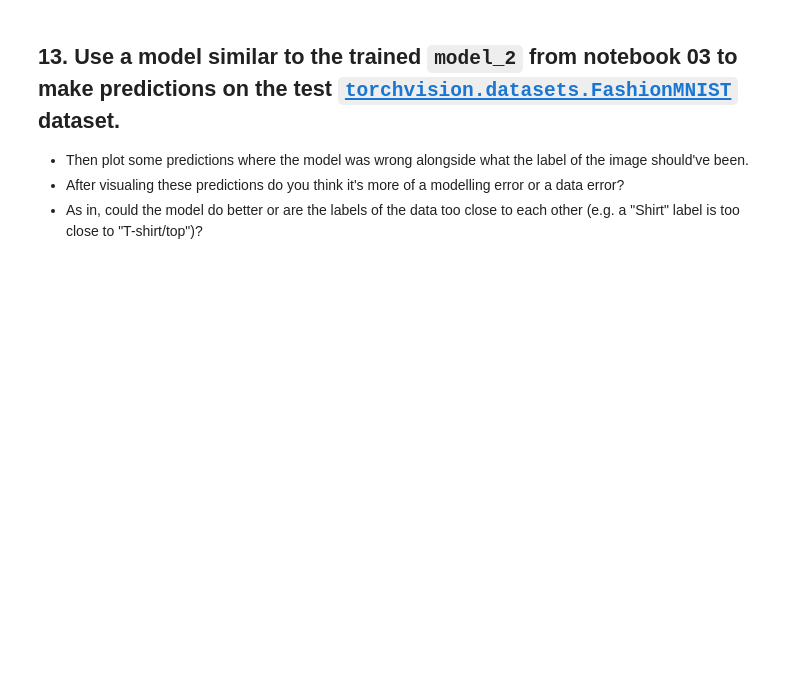
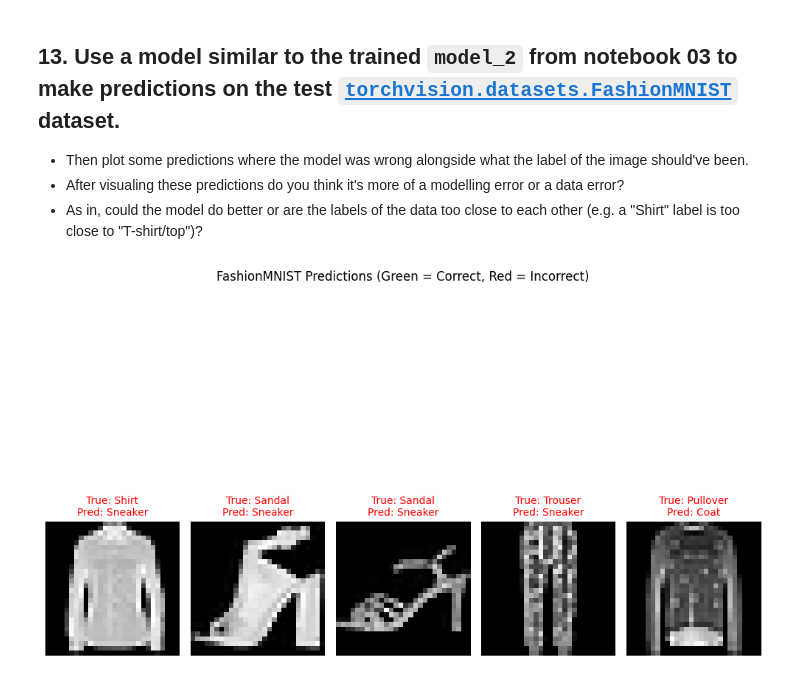
Before and after one commit to saim9211/DeepLearning, a Jupyter notebook: 03_pytorch_computer_vision_exercises.ipynb, the cells around one changed output. Cells and saved outputs as stored; diff of their text form; code cells hidden in the pictures; blank space fills up the shorter version.

```diff
--- a/03_pytorch_computer_vision_exercises.ipynb
+++ b/03_pytorch_computer_vision_exercises.ipynb
@@ -134,9 +134,3 @@ MNIST(
 )
 # %% [markdown]
 ## 9. Train the model you built in exercise 8. for 5 epochs on CPU and GPU and see how long it takes on each.
-# %%
-loss_fn=nn.CrossEntropyLoss()
-optimizer=torch.optim.Adam(model_2.parameters(),lr=0.001)
-device="cuda" if torch.cuda.is_available() else "cpu"
-model_2=MNIST(input_shape=28*28,hidden_units=10,output_shape=10) # Re-instantiate model_2 with the updated architecture
-model_2.to(device)
@@ -210,6 +192,7 @@ for epoch in range(epochs):
 torch.manual_seed(42)
 model_2.eval()
 model_2.to(device)
+all_pred=[]
 
 with torch.inference_mode():
   for batch,(X,y) in enumerate(test_dataloader):
@@ -217,4 +200,6 @@ with torch.inference_mode():
     logit = model_2(X)
     pred_prob = torch.softmax(logit, dim=1)
     pred_label = torch.argmax(pred_prob, dim=1)
-  return torch.stack(pred_prob)
+    all_pred.append(pred_label)
+all_pred = torch.cat(all_pred).cpu()
+all_pred
@@ -231,0 +281,57 @@ random_ten
+# %%
+import torch
+import matplotlib.pyplot as plt
+import numpy as np
+
+torch.manual_seed(42)
+model_3.eval()
+
+all_pred_labels = [] # List to store predictions from each batch
+
+# Ensure 'device' is defined (e.g., 'cpu' or 'cuda')
+# Inferred from kernel state, 'device' is 'cpu'
+# Make sure to run the cell where 'device' is defined if not already in session.
+
+for X,y in test_dataloader:
+  X,y=X.to(device),y.to(device)
+  with torch.inference_mode(): # Corrected inference_mode usage
+    logits = model_3(X) # Assuming model_3 outputs logits (batch_size, num_classes)
+    pred_probs = torch.softmax(logits,dim=1) # Corrected torch.softmax
+    pred_labels = torch.argmax(pred_probs, dim=1) # Corrected torch.argmax and specified dim
+    all_pred_labels.append(pred_labels)
+
+# Concatenate all predictions after the loop and move to CPU for visualization
+all_pred_labels = torch.cat(all_pred_labels).cpu()
+
+# --- Visualization --- #
+
+# Visualize 5 random predictions
+num_to_visualize = 5
+random_idx = torch.randint(0, len(test_data), size=(num_to_visualize,)).tolist()
+
+# Get class names from FashionMNIST dataset
+# Assuming test_data is the FashionMNIST dataset loaded earlier.
+class_names = test_data.classes if hasattr(test_data, 'classes') else [str(i) for i in range(10)]
+
+plt.figure(figsize=(10, 8))
+for i, idx in enumerate(random_idx):
+    # Get original image and label from test_data
+    image, true_label = test_data[idx]
+    image_squeezed = image.squeeze().cpu().numpy() # Remove color channel for plotting
+
+    # Get predicted label
+    predicted_label = all_pred_labels[idx]
+
+    plt.subplot(1, num_to_visualize, i + 1)
+    plt.imshow(image_squeezed, cmap="gray")
+
+    title_text = f"True: {class_names[true_label]}\nPred: {class_names[predicted_label]}"
+
+    color = "green" if predicted_label == true_label else "red"
+    plt.title(title_text, fontsize=10, color=color)
+    plt.axis(False)
+plt.suptitle("FashionMNIST Predictions (Green = Correct, Red = Incorrect)", y=1.02)
+plt.tight_layout()
+plt.show()
+# %% [output]
+[figure, added]
```
Also changed, not shown: parts of 7 cells of this notebook.
